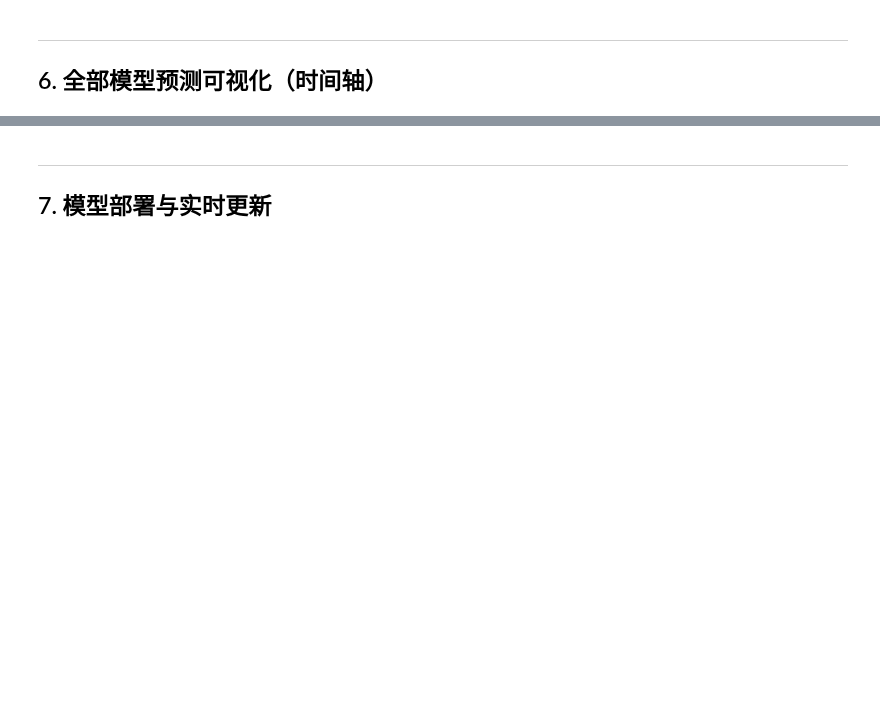
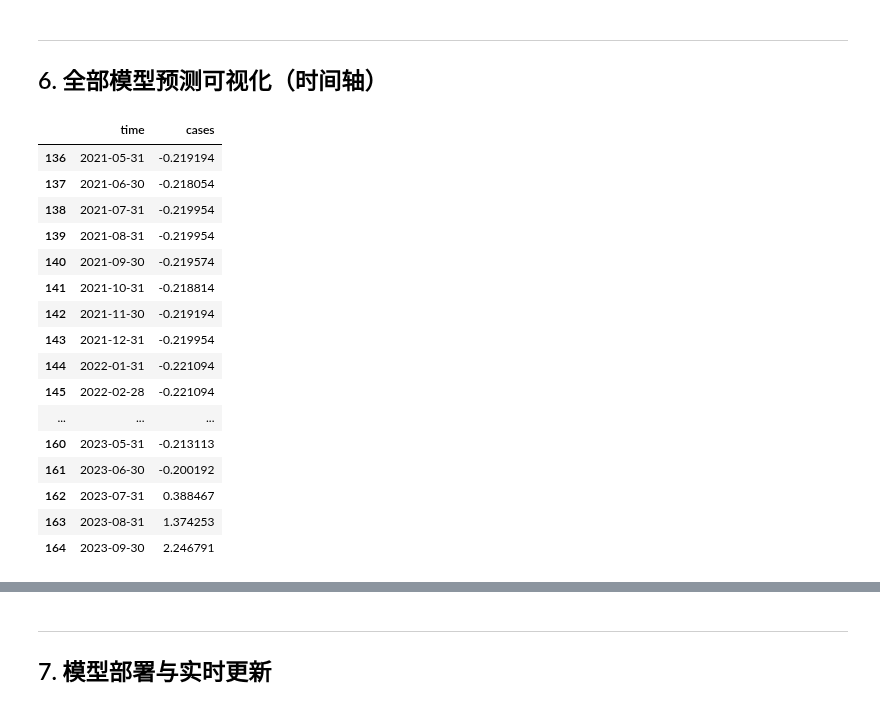
Before and after one commit to 1511878618/EpiAI, a Jupyter notebook: tutorial/tutorial-dengue.ipynb, the cells around one changed output, grey strips where cells are left out. Drawn from its saved outputs; the diff is of its cells as text; code cells hidden in the pictures; blank space fills up the shorter version.

```diff
--- a/tutorial/tutorial-dengue.ipynb
+++ b/tutorial/tutorial-dengue.ipynb
@@ -114,4 +223,24 @@ print(vault.summary().to_string())
 ---
 
 ## 6. 全部模型预测可视化（时间轴）
+# %%
+bundle.val_df
+# %% [output]
+|  | time | cases |
+| 136 | 2021-05-31 | -0.219194 |
+| 137 | 2021-06-30 | -0.218054 |
+| 138 | 2021-07-31 | -0.219954 |
+| 139 | 2021-08-31 | -0.219954 |
+| 140 | 2021-09-30 | -0.219574 |
+| 141 | 2021-10-31 | -0.218814 |
+| 142 | 2021-11-30 | -0.219194 |
+| 143 | 2021-12-31 | -0.219954 |
+| 144 | 2022-01-31 | -0.221094 |
+| 145 | 2022-02-28 | -0.221094 |
+| ... | ... | ... |
+| 160 | 2023-05-31 | -0.213113 |
+| 161 | 2023-06-30 | -0.200192 |
+| 162 | 2023-07-31 | 0.388467 |
+| 163 | 2023-08-31 | 1.374253 |
+| 164 | 2023-09-30 | 2.246791 |
 # %%
```
Also changed, not shown: parts of 15 cells of this notebook, 40 other files.
